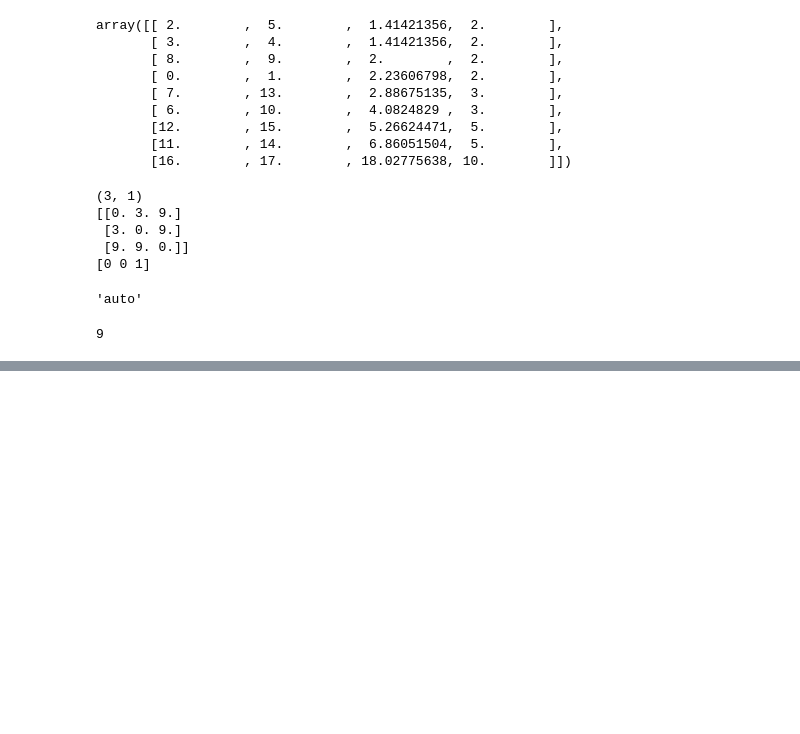
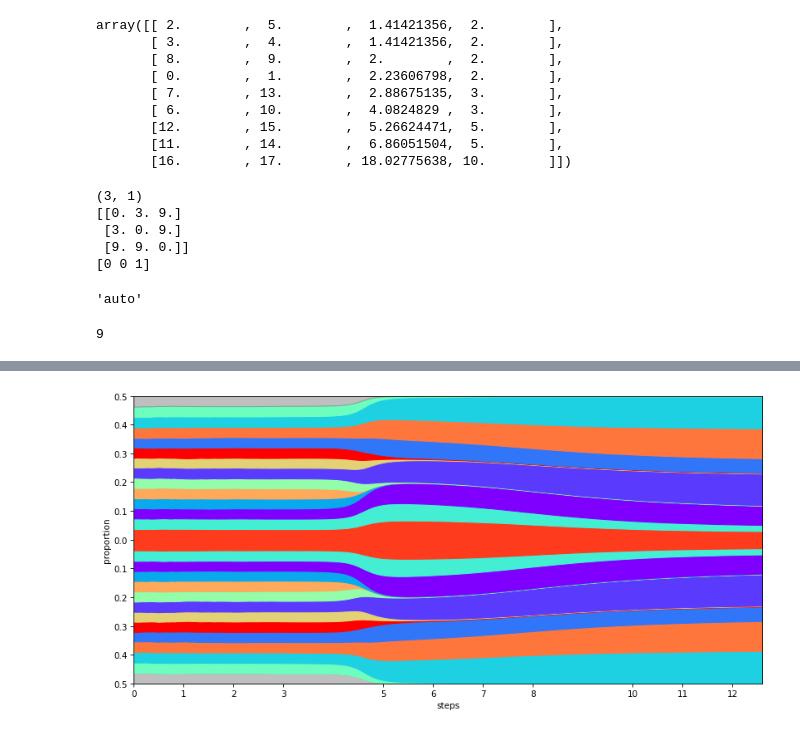
Before and after one commit to alienmist325/tumour_immune_interactions, a Jupyter notebook: sim/graphing.ipynb, the cells around one changed output, grey strips where cells are left out. Cells and saved outputs as stored; diff of their text form; code cells hidden in the pictures; blank space fills up the shorter version.

```diff
--- a/sim/graphing.ipynb
+++ b/sim/graphing.ipynb
@@ -219,0 +233,3 @@ Successfully opened the previous simulation.
+# %%
+fish(sim, "tumour")
+# %% [output]
@@ -219,0 +237 @@ Successfully opened the previous simulation.
+[figure, added]
```
Also changed, not shown: parts of 27 cells of this notebook, 41 other files.
